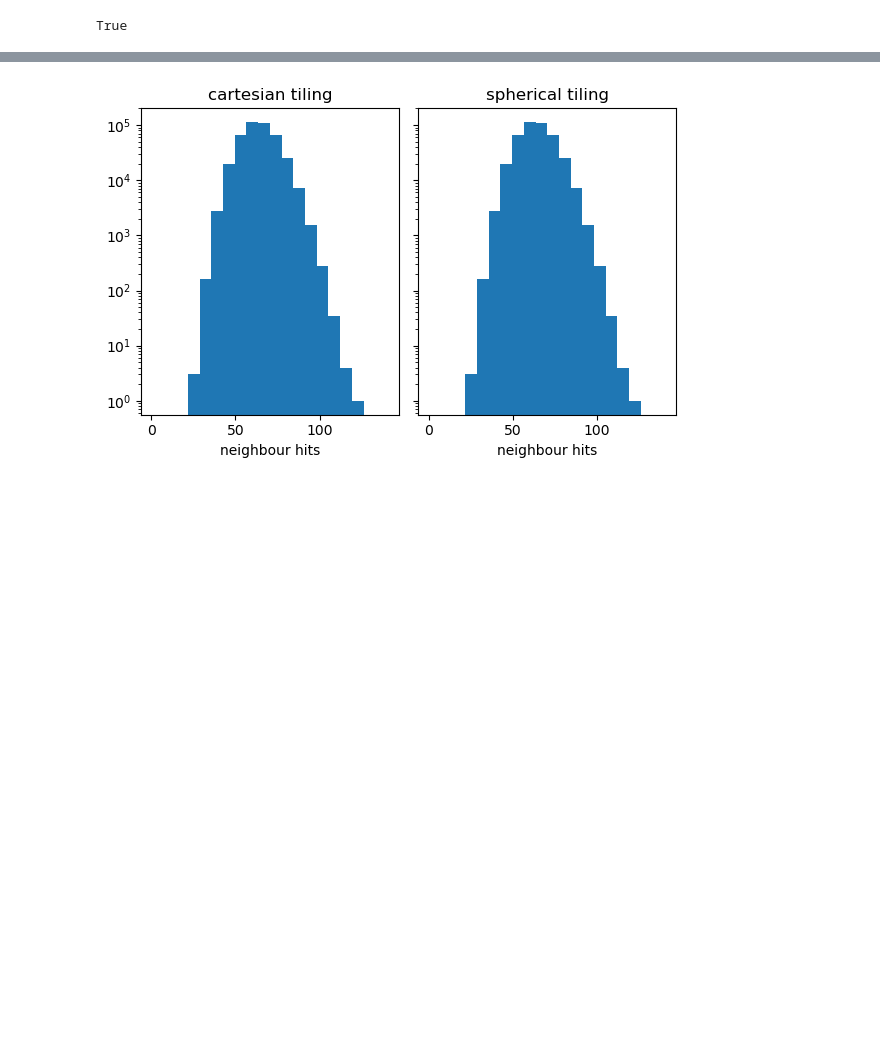
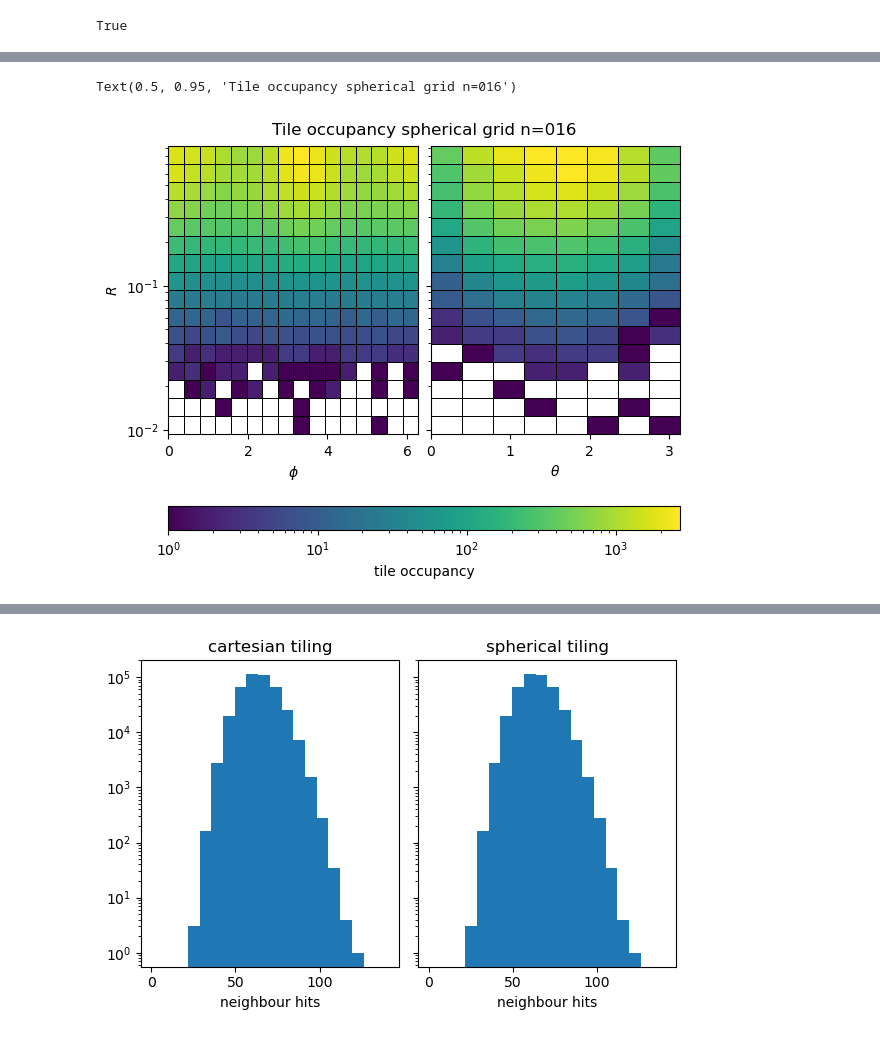
Before and after one commit to LorenzoLMP/turbocluster-public, a Jupyter notebook: examples/compare_smoothing_filters_spherical.ipynb, the cells around one changed output, grey strips where cells are left out. Cells and saved outputs as stored; diff of their text form; code cells hidden in the pictures; blank space fills up the shorter version.

```diff
--- a/examples/compare_smoothing_filters_spherical.ipynb
+++ b/examples/compare_smoothing_filters_spherical.ipynb
@@ -104,0 +164,49 @@ min/max occupancy smaller tiling 0 / 29
+# %%
+rMin = sf_spherical.tile._rMin*1e-3
+rMax = sf_spherical.tile._rMax*1e-3
+theta_min = 0.0
+theta_max = np.pi
+phi_min = 0.0
+phi_max = 2*np.pi
+
+nSectRad = int(sf_spherical.tile.nSects[0])
+nSectPhi = int(sf_spherical.tile.nSects[1])
+nSectThe = int(sf_spherical.tile.nSects[2])
+
+radialgrid = np.logspace(np.log10(rMin),np.log10(rMax),nSectRad+1)
+azigrid = np.linspace(phi_min, phi_max, nSectPhi+1)
+latgrid = np.linspace(theta_min, theta_max, nSectThe+1)
+
+spherical_occupancy = cp.asnumpy(sf_spherical.tile.particles_per_tile)
+
+fig, ax = plt.subplots(1,2, sharey=True)
+
+im = ax[0].pcolormesh(azigrid, radialgrid, spherical_occupancy[:,:,nSectThe//2],
+                      norm=LogNorm(),shading='flat', edgecolors='k', linewidths=0.4)
+
+im = ax[1].pcolormesh(latgrid, radialgrid, spherical_occupancy[:,0,:],
+                      norm=LogNorm(), shading='flat', edgecolors='k', linewidths=0.4)
+
+ax[0].set_yscale('log')
+ax[1].set_yscale('log')
+
+ax[0].set_xlabel(r'$\phi$')
+ax[0].set_ylabel(r'$R$')
+
+ax[1].set_xlabel(r'$\theta$')
+
+cbar_ax = fig.add_axes([0.1, 0.1, 0.8, 0.05])
+cbar = fig.colorbar(im, cax=cbar_ax, orientation='horizontal')
+cbar.set_label('tile occupancy')
+
+fig.subplots_adjust(top=0.9,
+bottom=0.3,
+left=0.10,
+right=0.90,
+hspace=0.0,
+wspace=0.05)
+
+fig.suptitle('Tile occupancy spherical grid n=%03d'%(nSectRad),y=0.95)
+# %% [output]
+Text(0.5, 0.95, 'Tile occupancy spherical grid n=016')
+[figure, added]
```
Also changed, not shown: parts of 14 cells of this notebook, 3 other files.
